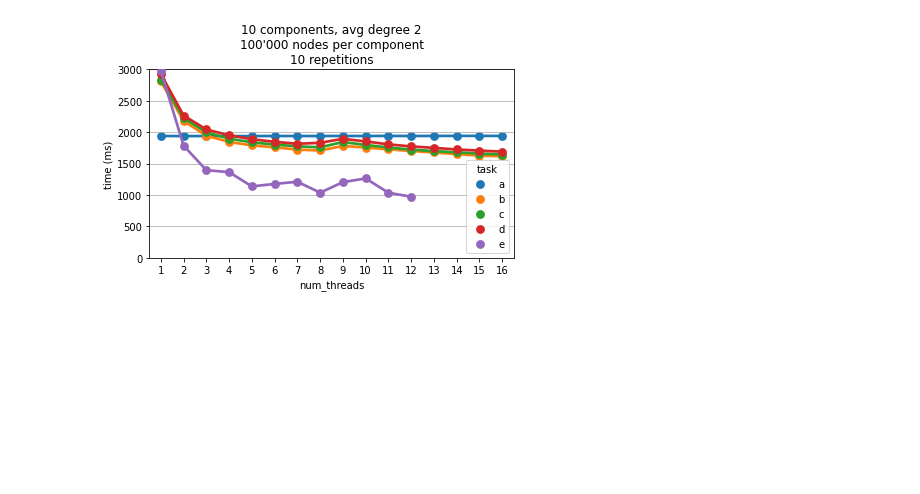
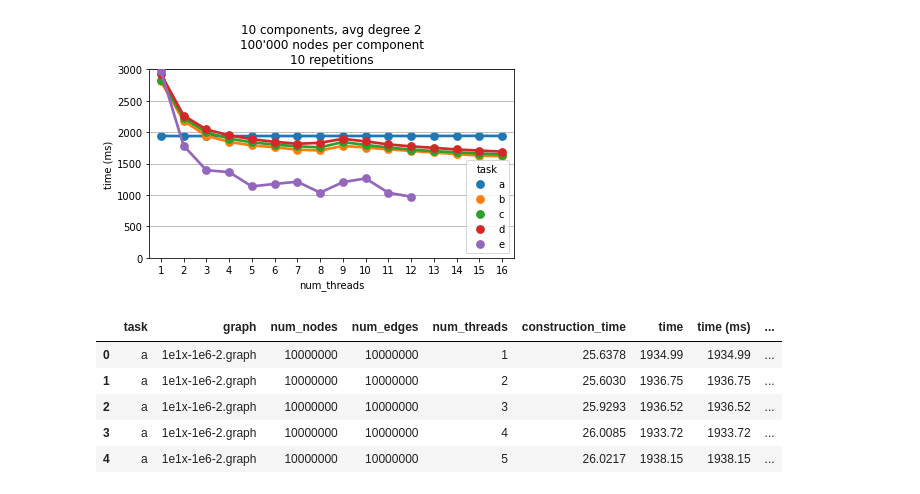
Before and after one commit to jonasspinner/21wt-lab-efficient-parallel-cpp, a Jupyter notebook: exercise3/eval/Dynamic Connectivity.ipynb, the cells around one changed output. Saved outputs shown, nothing was run; the diff lists cells and outputs as text; code cells hidden in the pictures; blank space fills up the shorter version.

```diff
--- a/exercise3/eval/Dynamic Connectivity.ipynb
+++ b/exercise3/eval/Dynamic Connectivity.ipynb
@@ -165,3 +165,22 @@ fig.tight_layout()
 plt.show()
 # %% [output]
 [figure]
+# %%
+df = pd.read_csv("exp4-16-10.csv", delim_whitespace=True)
+df["graph"] = df["graph"].str.split("/").str[-1]
+df["time (ms)"] = df["time"]
+df["time per node (ns)"] = df["time"] / df["num_nodes"] * 10**6
+df["time per edge (ns)"] = df["time"] / df["num_edges"] * 10**6
+df["construction time per node (ns)"] = df["construction_time"] / df["num_nodes"] * 10**6
+df["construction time per edge (ns)"] = df["construction_time"] / df["num_edges"] * 10**6
+df["n log n"] = df["num_nodes"] * np.log(df["num_nodes"])
+df["time / (n log n) (ns)"] = df["time"] / df["n log n"] * 10**6
+
+df.head()
+# %% [output]
+|  | task | graph | num_nodes | num_edges | num_threads | construction_time | time | time (ms) | ... |
+| 0 | a | 1e1x-1e6-2.graph | 10000000 | 10000000 | 1 | 25.6378 | 1934.99 | 1934.99 | ... |
+| 1 | a | 1e1x-1e6-2.graph | 10000000 | 10000000 | 2 | 25.6030 | 1936.75 | 1936.75 | ... |
+| 2 | a | 1e1x-1e6-2.graph | 10000000 | 10000000 | 3 | 25.9293 | 1936.52 | 1936.52 | ... |
+| 3 | a | 1e1x-1e6-2.graph | 10000000 | 10000000 | 4 | 26.0085 | 1933.72 | 1933.72 | ... |
+| 4 | a | 1e1x-1e6-2.graph | 10000000 | 10000000 | 5 | 26.0217 | 1938.15 | 1938.15 | ... |
```
Also changed, not shown: parts of 1 cell of this notebook, 1 other file.
